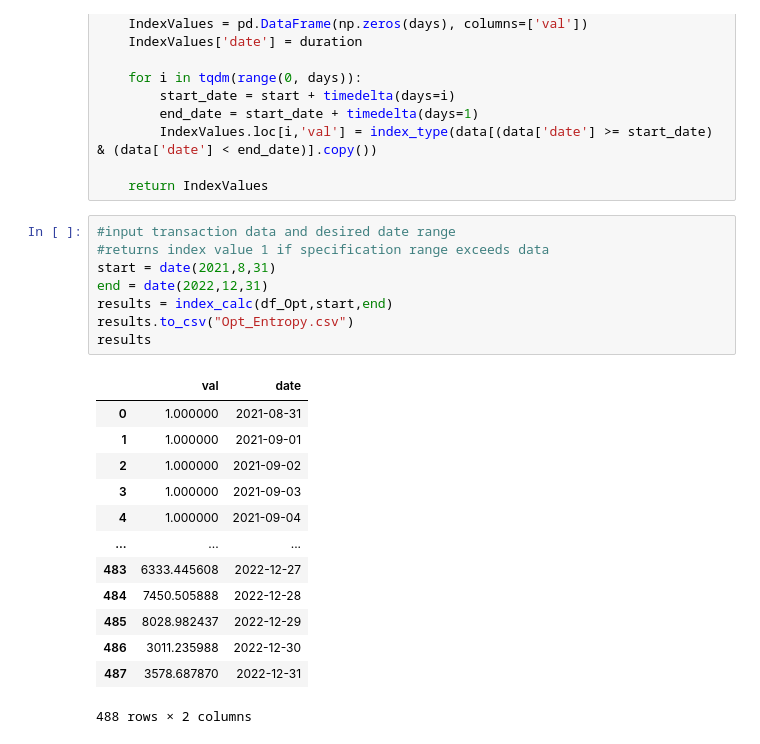
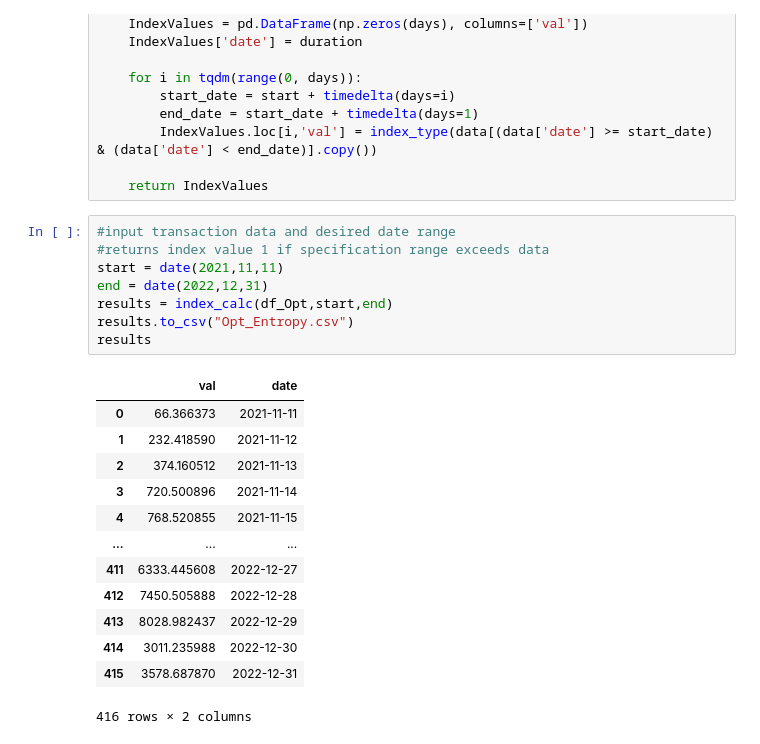
Before and after one commit to sunshineluyao/uniswap, a Jupyter notebook: code/Optimism/data_analyzing/Uniswap_Opt_Decentralization Index.ipynb, the cells around one changed output. Drawn from its saved outputs; the diff is of its cells as text.

```diff
--- a/code/Optimism/data_analyzing/Uniswap_Opt_Decentralization Index.ipynb
+++ b/code/Optimism/data_analyzing/Uniswap_Opt_Decentralization Index.ipynb
@@ -275,25 +275,25 @@ def index_calc(data,  start, end, index_type = index):
 # %%
 #input transaction data and desired date range
 #returns index value 1 if specification range exceeds data
-start = date(2021,8,31)
+start = date(2021,11,11)
 end = date(2022,12,31)
 results = index_calc(df_Opt,start,end)
 results.to_csv("Opt_Entropy.csv")
 results
 # %% [output]
 |  | val | date |
-| 0 | 1.000000 | 2021-08-31 |
-| 1 | 1.000000 | 2021-09-01 |
-| 2 | 1.000000 | 2021-09-02 |
-| 3 | 1.000000 | 2021-09-03 |
-| 4 | 1.000000 | 2021-09-04 |
+| 0 | 66.366373 | 2021-11-11 |
+| 1 | 232.418590 | 2021-11-12 |
+| 2 | 374.160512 | 2021-11-13 |
+| 3 | 720.500896 | 2021-11-14 |
+| 4 | 768.520855 | 2021-11-15 |
 | ... | ... | ... |
-| 483 | 6333.445608 | 2022-12-27 |
-| 484 | 7450.505888 | 2022-12-28 |
-| 485 | 8028.982437 | 2022-12-29 |
-| 486 | 3011.235988 | 2022-12-30 |
-| 487 | 3578.687870 | 2022-12-31 |
+| 411 | 6333.445608 | 2022-12-27 |
+| 412 | 7450.505888 | 2022-12-28 |
+| 413 | 8028.982437 | 2022-12-29 |
+| 414 | 3011.235988 | 2022-12-30 |
+| 415 | 3578.687870 | 2022-12-31 |
-488 rows × 2 columns
+416 rows × 2 columns
 # %%
 df = pd.read_csv("Opt_Entropy.csv", index_col="Unnamed: 0")
 df.tail()
```
Also changed, not shown: parts of 17 cells of this notebook, 17 other files.
